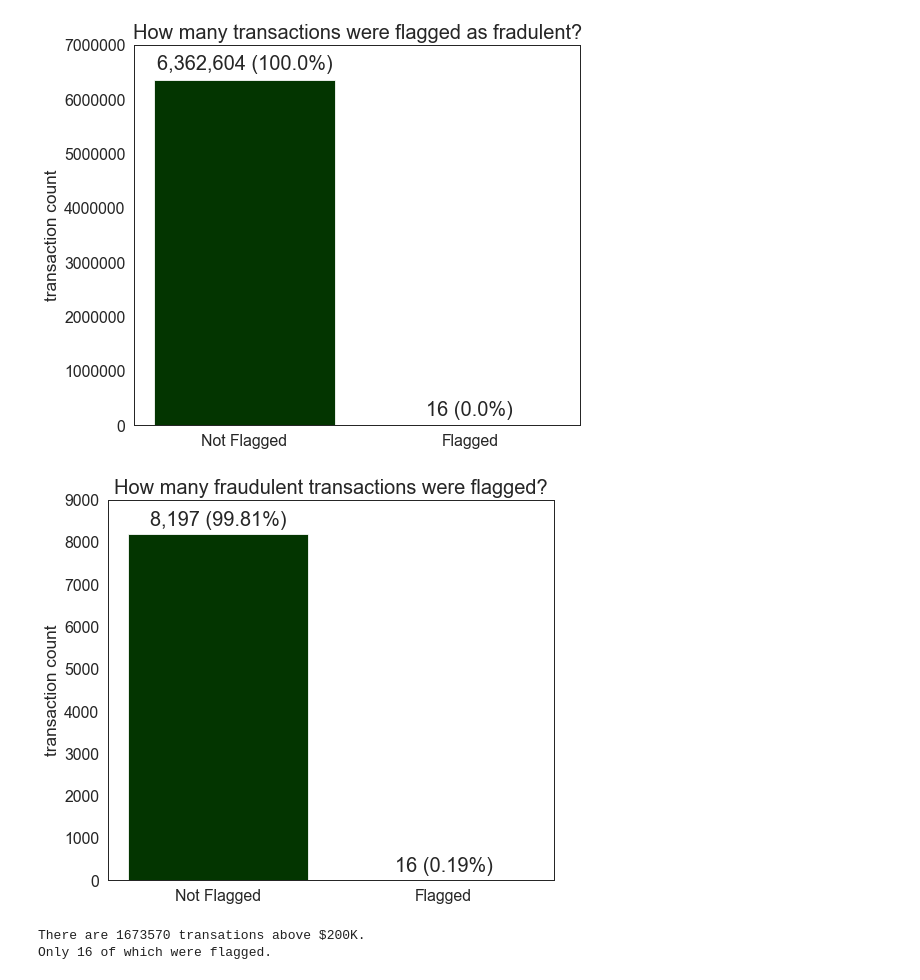
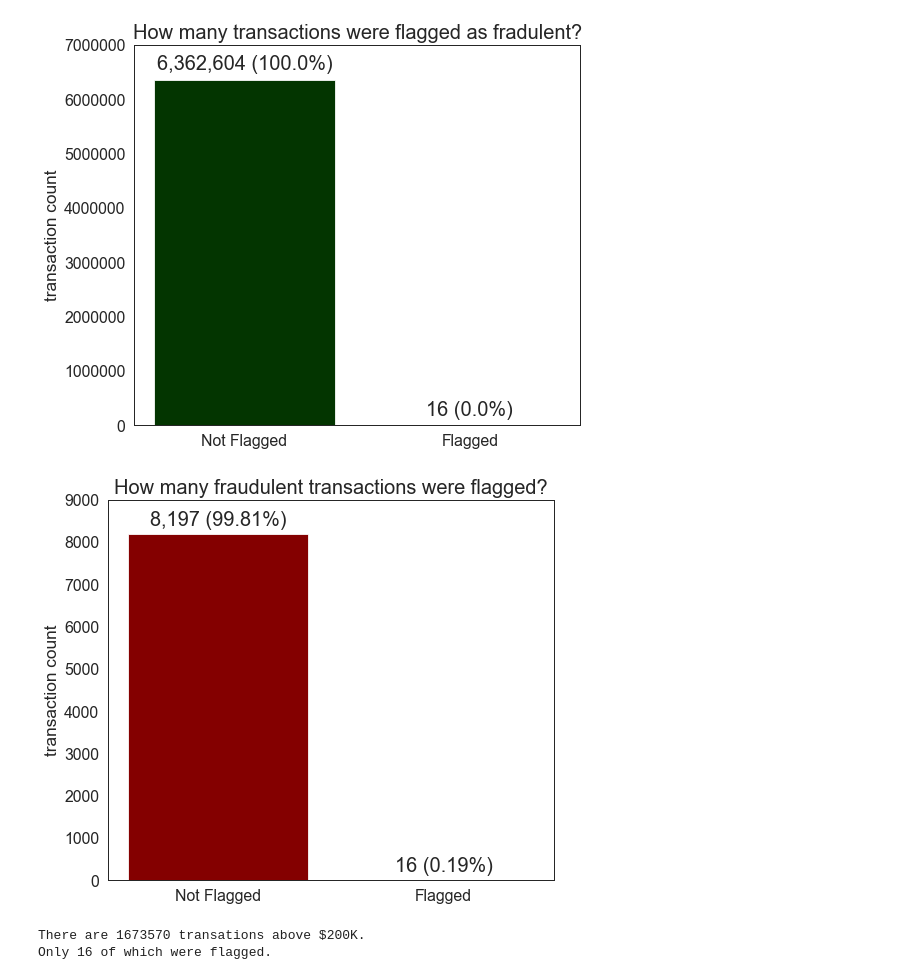
Before and after one commit to valmadrid/Detecting-Financial-Fraud-Transactions, a Jupyter notebook: financial_fraud.ipynb, the cells around one changed output. Saved outputs shown, nothing was run; the diff lists cells and outputs as text; code cells hidden in the pictures.

```diff
--- a/financial_fraud.ipynb
+++ b/financial_fraud.ipynb
@@ -718,44 +718,3 @@ df[[
 | recipient_check_balance | 6,362,620.00 | -55,567.17 | 441,528.77 | -13,191,233.98 | -29,353.04 | -3,500.49 | 0.00 | 75,885,725.63 |
 | customer_transaction | 6,362,620.00 | 0.21 | 0.41 | 0.00 | 0.00 | 0.00 | 0.00 | 1.00 |
 | recipient_transaction | 6,362,620.00 | 0.40 | 0.49 | 0.00 | 0.00 | 0.00 | 1.00 | 1.00 |
-# %%
-fig = plt.figure(figsize=(20, 10))
-
-temp = df[df.customer_transaction==0].groupby(
-    ["is_fraud"]).count().reset_index().sort_values("step", ascending=False)
-ax = fig.add_subplot(1, 2, 1)
-graph = plt.bar(temp.is_fraud, temp.step, color=["#033500", "#840000"])
-plt.title("customer-side")
-plt.ylabel("transaction count (000's)")
-plt.yticks(range(0, 6000000, 500000), range(0, 6000, 500))
-plt.xticks([0, 1], ["Non-Fraud", "Fraud"])
-for bar, x in zip(graph, temp.step.values):
-    plt.text(bar.get_x() + bar.get_width() / 2,
-             bar.get_height(),
-             "{} ({}%)".format(
-                 x, round(x / len(df[df.customer_transaction == 0]) * 100, 2)),
-             fontsize=20,
-             ha="center",
-             va="bottom")
-
-
-temp = df[df.recipient_transaction==0].groupby(
-    ["is_fraud"]).count().reset_index().sort_values("step", ascending=False)
-ax = fig.add_subplot(1, 2, 2)
-graph = plt.bar(temp.is_fraud, temp.step, color=["#033500", "#840000"])
-plt.title("recipient-side")
-plt.ylabel("transaction count (000's)")
-plt.yticks(range(0, 6000000, 500000), range(0, 6000, 500))
-plt.xticks([0, 1], ["Non-Fraud", "Fraud"])
-for bar, x in zip(graph, temp.step.values):
-    plt.text(bar.get_x() + bar.get_width() / 2,
-             bar.get_height(),
-             "{:,} ({}%)".format(
-                 x, round(x / len(df[df.recipient_transaction == 0]) * 100, 2)),
-             fontsize=20,
-             ha="center",
-             va="bottom")
-
-plt.suptitle("Transactions that were not reported correctly (incorrect balance pre/post-txn)")
-plt.show()
-del temp, ax, graph, bar, fig, x
@@ -810,22 +801,22 @@ del temp, fig, graph
 # %%
 temp = df[df.is_fraud==1].groupby(["is_flagged_fraud"]).count().reset_index()
 fig = plt.figure(figsize=(8, 7))
-graph = plt.bar(temp.is_flagged_fraud, temp.step, color=["#033500", "#840000"])
+graph = plt.bar(temp.is_flagged_fraud, temp.step, color=["#840000", "#033500"])
 plt.title("How many fraudulent transactions were flagged?", fontsize=20)
 plt.ylabel("transaction count")
 plt.yticks(range(0, 10000, 1000))
 plt.xticks([0, 1], ["Not Flagged", "Flagged"])
 for bar, x in zip(graph, temp.step.values):
     plt.text(bar.get_x() + bar.get_width() / 2.0,
              bar.get_height() + 100,
              "{:,} ({}%)".format(x, round(x / len(df[df.is_fraud==1]) * 100, 2)),
              fontsize=20,
              ha="center",
              va="bottom")
 plt.show()
 del temp, fig, graph
 # %% [output]
-[figure, old version]
+[figure, new version]
 # %%
 print("There are {} transations above $200K.".format(len(df[df.amount>200000])))
 print("Only {} of which were flagged.".format(len(df[(df.amount>200000) & (df.is_flagged_fraud==1)])))
```
Also changed, not shown: parts of 4 cells of this notebook.
